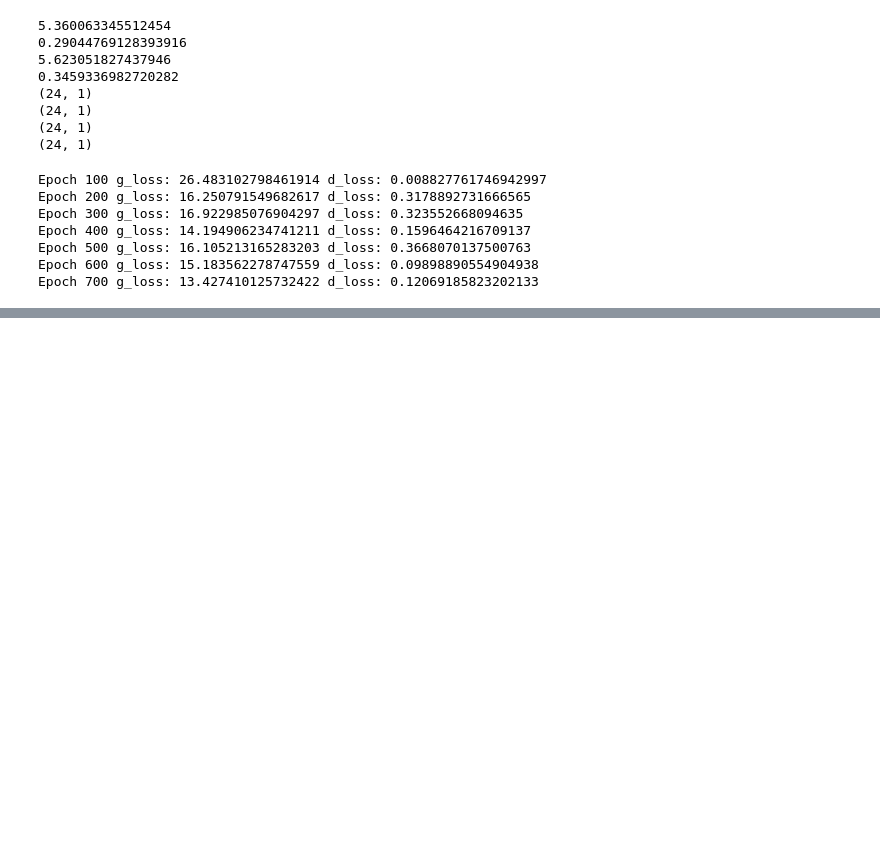
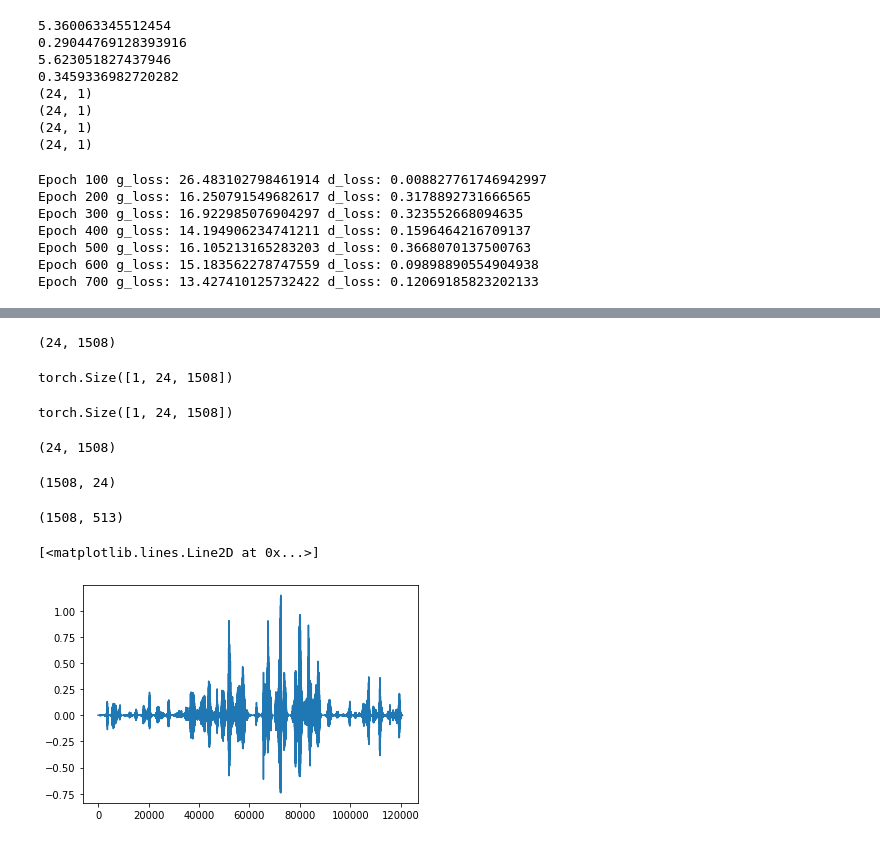
Before and after one commit to aidiary/notebooks, a Jupyter notebook: pytorch/201008-cyclegan-vc.ipynb, the cells around one changed output, grey strips where cells are left out. Cells and saved outputs as stored; diff of their text form; code cells hidden in the pictures; blank space fills up the shorter version.

```diff
--- a/pytorch/201008-cyclegan-vc.ipynb
+++ b/pytorch/201008-cyclegan-vc.ipynb
@@ -720,0 +806,46 @@ Epoch 700 g_loss: 13.427410125732422 d_loss: 0.12069185823202133
+# %%
+# スペクトルの変換
+coded_sp = pyworld.code_spectral_envelope(sp, 16000, 24)
+coded_sp = coded_sp.T
+print(coded_sp.shape)
+# %% [output]
+(24, 1508)
+# %%
+coded_sp_norm = (coded_sp - src_mean) / src_std
+coded_sp_norm = torch.from_numpy(coded_sp_norm).float().to(device)
+coded_sp_norm.unsqueeze_(0)
+coded_sp_norm.shape
+# %% [output]
+torch.Size([1, 24, 1508])
+# %%
+coded_sp_converted_norm = generator_A2B(coded_sp_norm)
+print(coded_sp_converted_norm.shape)
+# %% [output]
+torch.Size([1, 24, 1508])
+# %%
+coded_sp_converted_norm = coded_sp_converted_norm.cpu().detach().numpy().squeeze()
+print(coded_sp_converted_norm.shape)
+# %% [output]
+(24, 1508)
+# %%
+coded_sp_converted = coded_sp_converted_norm * tgt_std + tgt_mean
+coded_sp_converted = coded_sp_converted.T
+coded_sp_converted = np.ascontiguousarray(coded_sp_converted)
+print(coded_sp_converted.shape)
+# %% [output]
+(1508, 24)
+# %%
+fftlen = pyworld.get_cheaptrick_fft_size(16000)
+decoded_sp_converted = pyworld.decode_spectral_envelope(coded_sp_converted, 16000, fftlen)
+print(decoded_sp_converted.shape)
+# %% [output]
+(1508, 513)
+# %%
+# 音声生成
+wav_converted = pyworld.synthesize(f0_converted, decoded_sp_converted, ap, fs, frame_period)
+wav_converted = wav_converted.astype(np.float32)
+# %%
+plt.plot(wav_converted)
+# %% [output]
+[<matplotlib.lines.Line2D at 0x...>]
+[figure, added]
```
Also changed, not shown: parts of 14 cells of this notebook.
